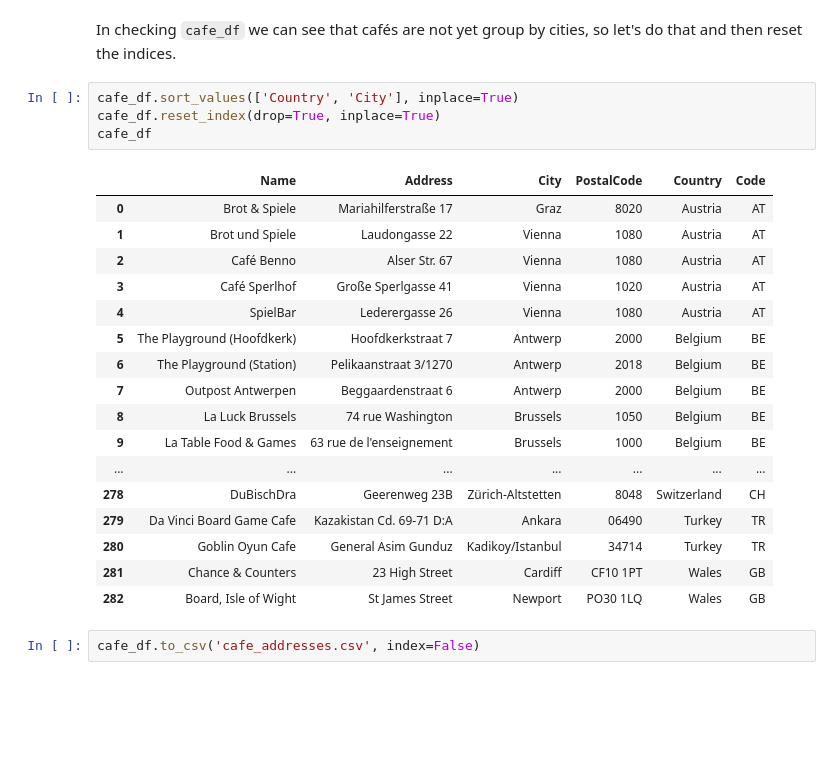
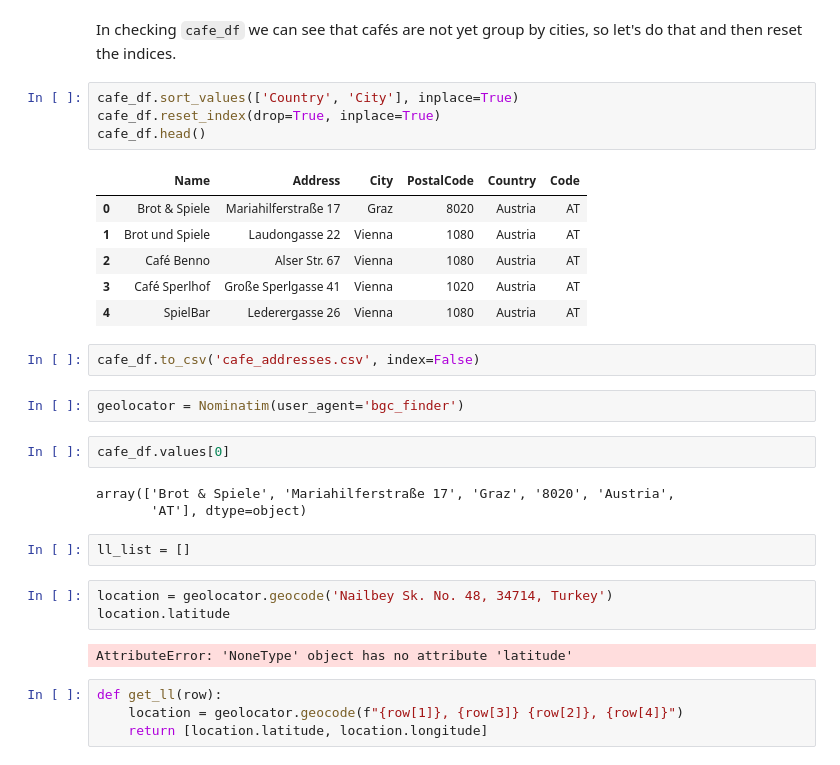
Before and after one commit to kossick/Coursera_Capstone, a Jupyter notebook: Meeple_scrape.ipynb, the cells around one changed output. Drawn from its saved outputs; the diff is of its cells as text; blank space fills up the shorter version.

Commit message:
cleaned up some missing locations

```diff
--- a/Meeple_scrape.ipynb
+++ b/Meeple_scrape.ipynb
@@ -284,24 +355,31 @@ In checking `cafe_df` we can see that cafés are not yet group by cities, so let
 # %%
 cafe_df.sort_values(['Country', 'City'], inplace=True)
 cafe_df.reset_index(drop=True, inplace=True)
-cafe_df
+cafe_df.head()
 # %% [output]
 |  | Name | Address | City | PostalCode | Country | Code |
 | 0 | Brot & Spiele | Mariahilferstraße 17 | Graz | 8020 | Austria | AT |
 | 1 | Brot und Spiele | Laudongasse 22 | Vienna | 1080 | Austria | AT |
 | 2 | Café Benno | Alser Str. 67 | Vienna | 1080 | Austria | AT |
 | 3 | Café Sperlhof | Große Sperlgasse 41 | Vienna | 1020 | Austria | AT |
 | 4 | SpielBar | Lederergasse 26 | Vienna | 1080 | Austria | AT |
-| 5 | The Playground (Hoofdkerk) | Hoofdkerkstraat 7 | Antwerp | 2000 | Belgium | BE |
-| 6 | The Playground (Station) | Pelikaanstraat 3/1270 | Antwerp | 2018 | Belgium | BE |
-| 7 | Outpost Antwerpen | Beggaardenstraat 6 | Antwerp | 2000 | Belgium | BE |
-| 8 | La Luck Brussels | 74 rue Washington | Brussels | 1050 | Belgium | BE |
-| 9 | La Table Food & Games | 63 rue de l'enseignement | Brussels | 1000 | Belgium | BE |
-| ... | ... | ... | ... | ... | ... | ... |
-| 278 | DuBischDra | Geerenweg 23B | Zürich-Altstetten | 8048 | Switzerland | CH |
-| 279 | Da Vinci Board Game Cafe | Kazakistan Cd. 69-71 D:A | Ankara | 06490 | Turkey | TR |
-| 280 | Goblin Oyun Cafe | General Asim Gunduz | Kadikoy/Istanbul | 34714 | Turkey | TR |
-| 281 | Chance & Counters | 23 High Street | Cardiff | CF10 1PT | Wales | GB |
-| 282 | Board, Isle of Wight | St James Street | Newport | PO30 1LQ | Wales | GB |
 # %%
 cafe_df.to_csv('cafe_addresses.csv', index=False)
+# %%
+geolocator = Nominatim(user_agent='bgc_finder')
+# %%
+cafe_df.values[0]
+# %% [output]
+array(['Brot & Spiele', 'Mariahilferstraße 17', 'Graz', '8020', 'Austria',
+       'AT'], dtype=object)
+# %%
+ll_list = []
+# %%
+location = geolocator.geocode('Nailbey Sk. No. 48, 34714, Turkey')
+location.latitude
+# %% [output]
+AttributeError: 'NoneType' object has no attribute 'latitude'
+# %%
+def get_ll(row):
+    location = geolocator.geocode(f"{row[1]}, {row[3]} {row[2]}, {row[4]}")
+    return [location.latitude, location.longitude]
```
Also changed, not shown: parts of 13 cells of this notebook.
